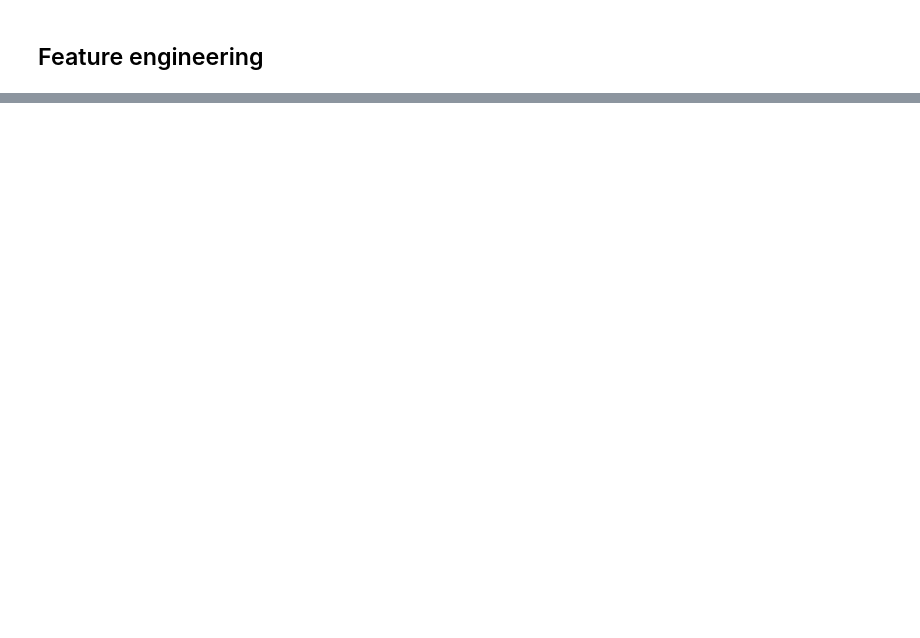
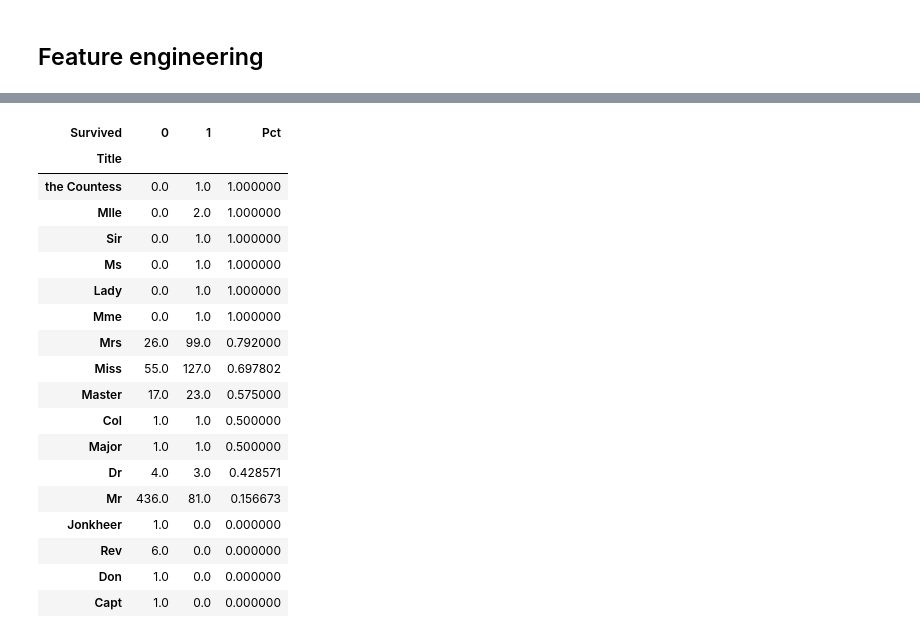
Before and after one commit to Elkosscom/machine-learning, a Jupyter notebook: titanic/titanic.ipynb, the cells around one changed output, grey strips where cells are left out. Saved outputs shown, nothing was run; the diff lists cells and outputs as text; code cells hidden in the pictures; blank space fills up the shorter version.

```diff
--- a/titanic/titanic.ipynb
+++ b/titanic/titanic.ipynb
@@ -104,0 +171,25 @@ ModuleNotFoundError: No module named 'strings'
+# %%
+pivot_title = df[['Title','Survived','Count']].pivot_table(values='Count',index='Title',columns='Survived',aggfunc='sum')
+pivot_title.fillna(0,inplace=True)
+pivot_title['Pct'] = pivot_title[1]/(pivot_title[0]+pivot_title[1])
+pivot_title.sort_values('Pct',ascending=False)
+# %% [output]
+| Survived | 0 | 1 | Pct |
+| Title |  |  |  |
+| the Countess | 0.0 | 1.0 | 1.000000 |
+| Mlle | 0.0 | 2.0 | 1.000000 |
+| Sir | 0.0 | 1.0 | 1.000000 |
+| Ms | 0.0 | 1.0 | 1.000000 |
+| Lady | 0.0 | 1.0 | 1.000000 |
+| Mme | 0.0 | 1.0 | 1.000000 |
+| Mrs | 26.0 | 99.0 | 0.792000 |
+| Miss | 55.0 | 127.0 | 0.697802 |
+| Master | 17.0 | 23.0 | 0.575000 |
+| Col | 1.0 | 1.0 | 0.500000 |
+| Major | 1.0 | 1.0 | 0.500000 |
+| Dr | 4.0 | 3.0 | 0.428571 |
+| Mr | 436.0 | 81.0 | 0.156673 |
+| Jonkheer | 1.0 | 0.0 | 0.000000 |
+| Rev | 6.0 | 0.0 | 0.000000 |
+| Don | 1.0 | 0.0 | 0.000000 |
+| Capt | 1.0 | 0.0 | 0.000000 |
```
Also changed, not shown: parts of 8 cells of this notebook.
